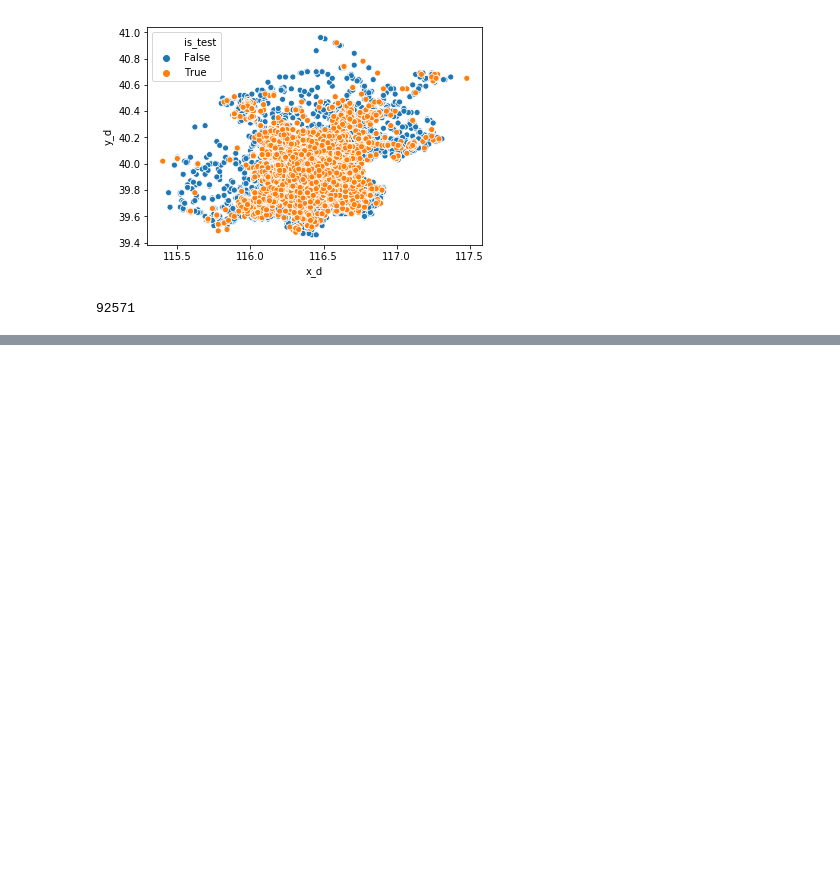
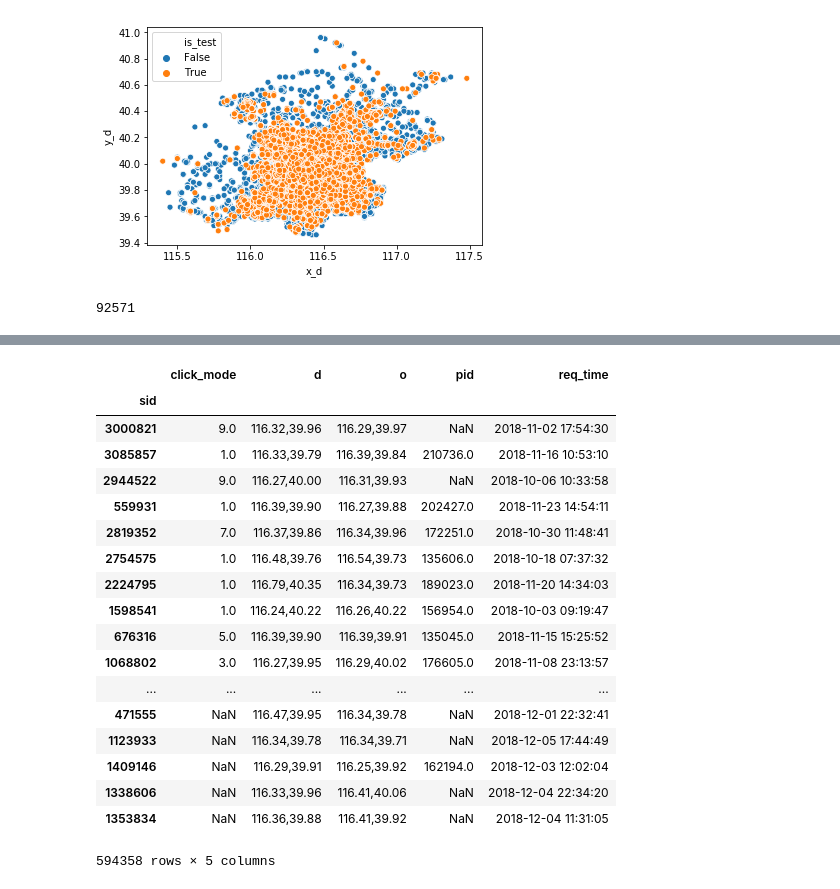
Before and after one commit to MitsuruFujiwara/KDD-Cup-2019, a Jupyter notebook: src/EDA.ipynb, the cells around one changed output, grey strips where cells are left out. Saved outputs shown, nothing was run; the diff lists cells and outputs as text; code cells hidden in the pictures; blank space fills up the shorter version.

```diff
--- a/src/EDA.ipynb
+++ b/src/EDA.ipynb
@@ -110,0 +133,6 @@ train_plans.plans[0]
+# %%
+# merge train & test
+queries_df = train_queries.append(test_queries)
+
+del train_queries, test_queries
+gc.collect()
@@ -110,0 +148,23 @@ train_plans.plans[0]
+# %%
+queries_df.set_index('sid', inplace=True)
+queries_df
+# %% [output]
+|  | click_mode | d | o | pid | req_time |
+| sid |  |  |  |  |  |
+| 3000821 | 9.0 | 116.32,39.96 | 116.29,39.97 | NaN | 2018-11-02 17:54:30 |
+| 3085857 | 1.0 | 116.33,39.79 | 116.39,39.84 | 210736.0 | 2018-11-16 10:53:10 |
+| 2944522 | 9.0 | 116.27,40.00 | 116.31,39.93 | NaN | 2018-10-06 10:33:58 |
+| 559931 | 1.0 | 116.39,39.90 | 116.27,39.88 | 202427.0 | 2018-11-23 14:54:11 |
+| 2819352 | 7.0 | 116.37,39.86 | 116.34,39.96 | 172251.0 | 2018-10-30 11:48:41 |
+| 2754575 | 1.0 | 116.48,39.76 | 116.54,39.73 | 135606.0 | 2018-10-18 07:37:32 |
+| 2224795 | 1.0 | 116.79,40.35 | 116.34,39.73 | 189023.0 | 2018-11-20 14:34:03 |
+| 1598541 | 1.0 | 116.24,40.22 | 116.26,40.22 | 156954.0 | 2018-10-03 09:19:47 |
+| 676316 | 5.0 | 116.39,39.90 | 116.39,39.91 | 135045.0 | 2018-11-15 15:25:52 |
+| 1068802 | 3.0 | 116.27,39.95 | 116.29,40.02 | 176605.0 | 2018-11-08 23:13:57 |
+| ... | ... | ... | ... | ... | ... |
+| 471555 | NaN | 116.47,39.95 | 116.34,39.78 | NaN | 2018-12-01 22:32:41 |
+| 1123933 | NaN | 116.34,39.78 | 116.34,39.71 | NaN | 2018-12-05 17:44:49 |
+| 1409146 | NaN | 116.29,39.91 | 116.25,39.92 | 162194.0 | 2018-12-03 12:02:04 |
+| 1338606 | NaN | 116.33,39.96 | 116.41,40.06 | NaN | 2018-12-04 22:34:20 |
+| 1353834 | NaN | 116.36,39.88 | 116.41,39.92 | NaN | 2018-12-04 11:31:05 |
+594358 rows × 5 columns
```
Also changed, not shown: parts of 8 cells of this notebook, 2 other files.
